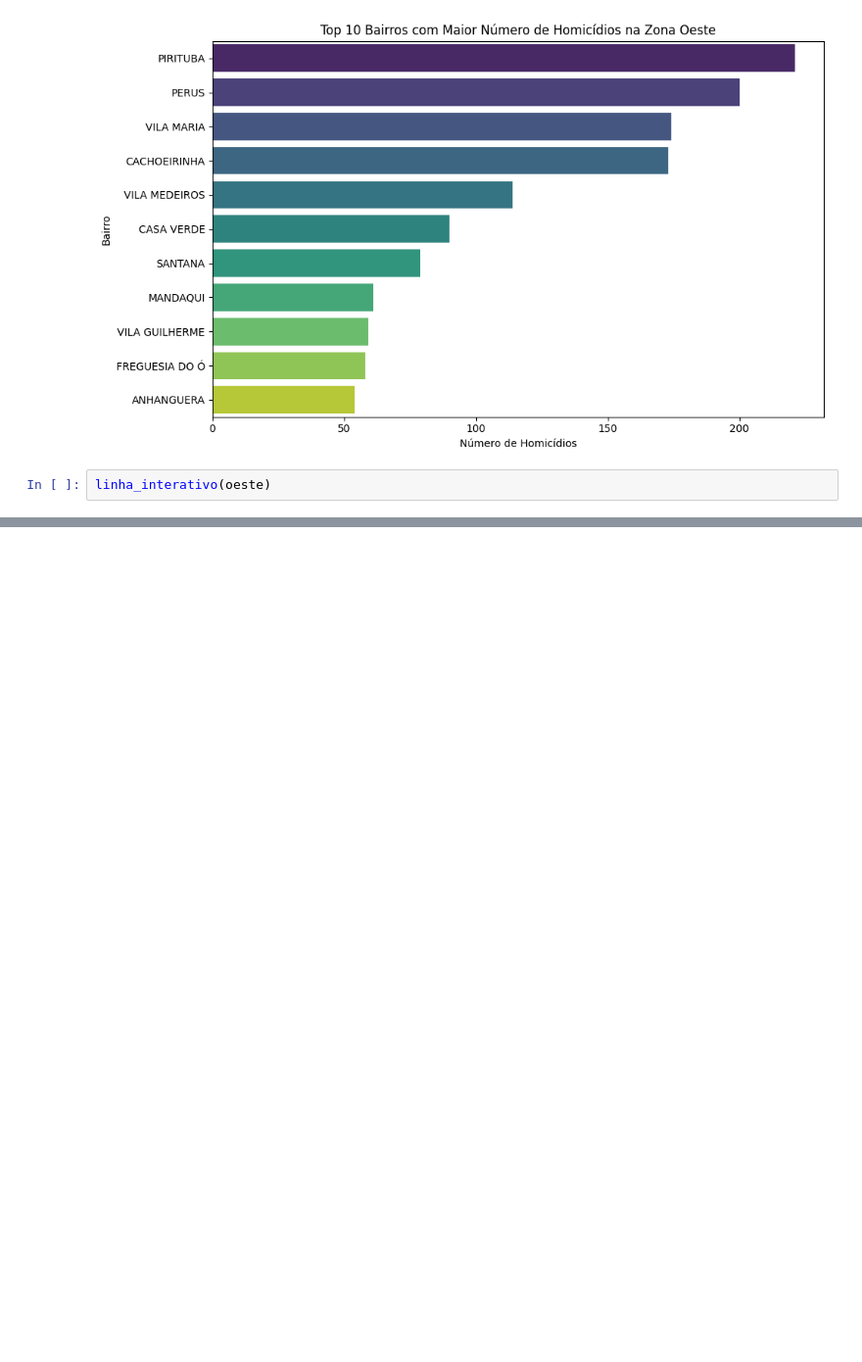
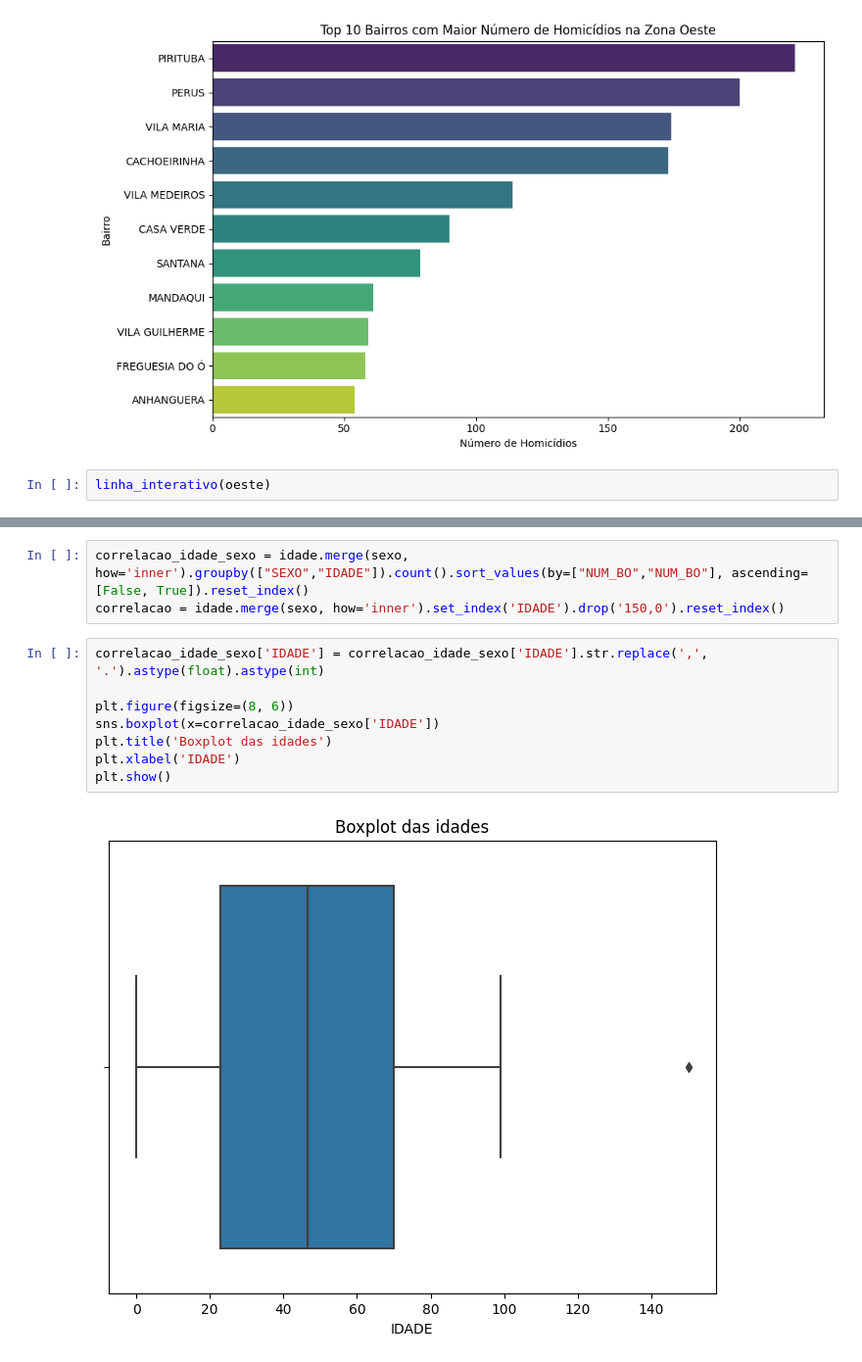
Before and after one commit to Pennini/Curso-Python-2022, a Jupyter notebook: Projeto_Final/projeto_final_crimes.ipynb, the cells around one changed output, grey strips where cells are left out. Shown at 98% size. Drawn from its saved outputs; the diff is of its cells as text; blank space fills up the shorter version.

```diff
--- a/Projeto_Final/projeto_final_crimes.ipynb
+++ b/Projeto_Final/projeto_final_crimes.ipynb
@@ -481,3 +441,16 @@ plt.axis('equal')  # Aspecto de círculo
 plt.show()
 # %% [output]
 [figure]
+# %%
+correlacao_idade_sexo = idade.merge(sexo, how='inner').groupby(["SEXO","IDADE"]).count().sort_values(by=["NUM_BO","NUM_BO"], ascending=[False, True]).reset_index()
+correlacao = idade.merge(sexo, how='inner').set_index('IDADE').drop('150,0').reset_index()
+# %%
+correlacao_idade_sexo['IDADE'] = correlacao_idade_sexo['IDADE'].str.replace(',', '.').astype(float).astype(int)
+
+plt.figure(figsize=(8, 6))
+sns.boxplot(x=correlacao_idade_sexo['IDADE'])
+plt.title('Boxplot das idades')
+plt.xlabel('IDADE')
+plt.show()
+# %% [output]
+[figure, added]
```
Also changed, not shown: parts of 29 cells of this notebook.
